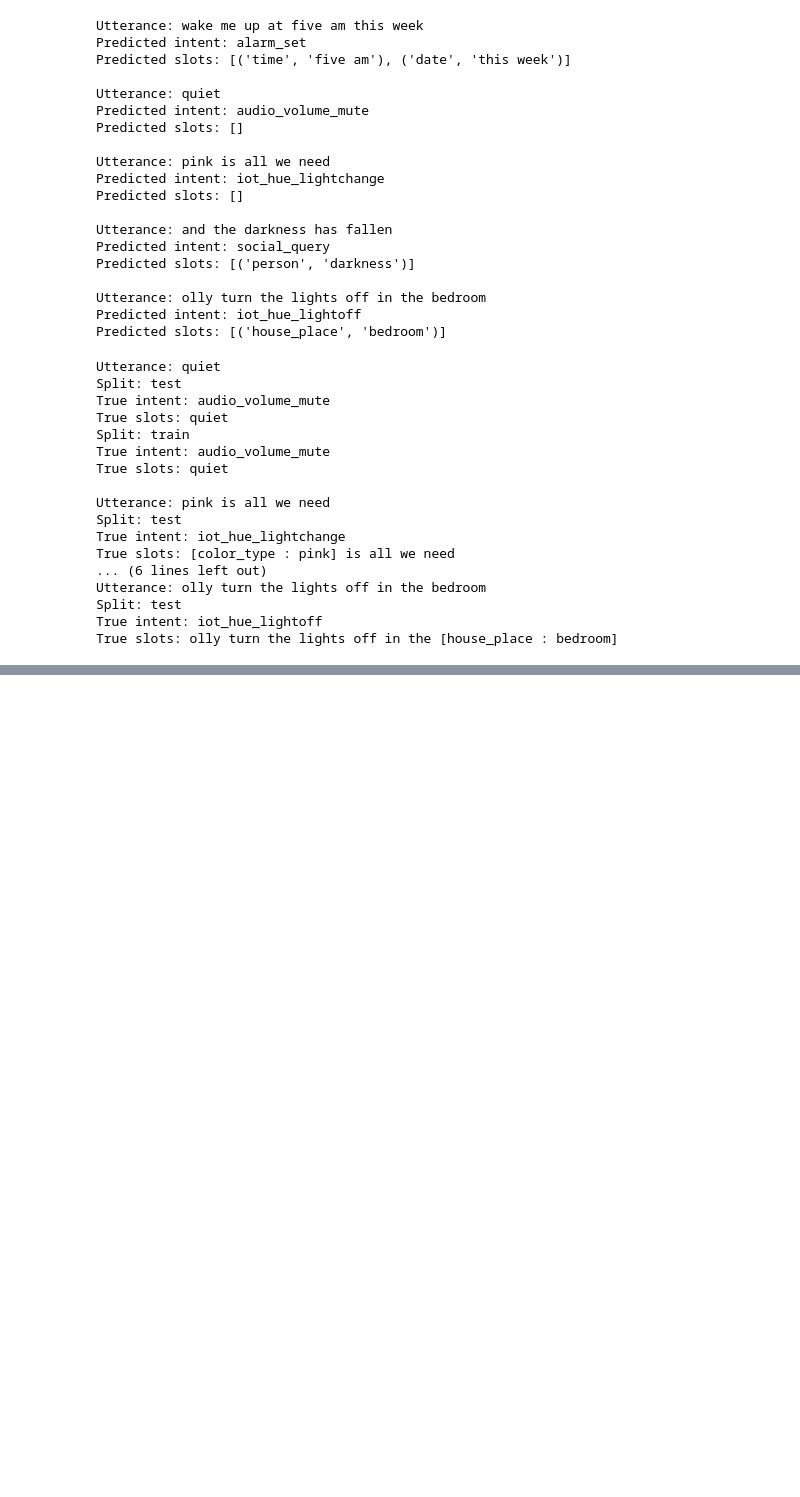
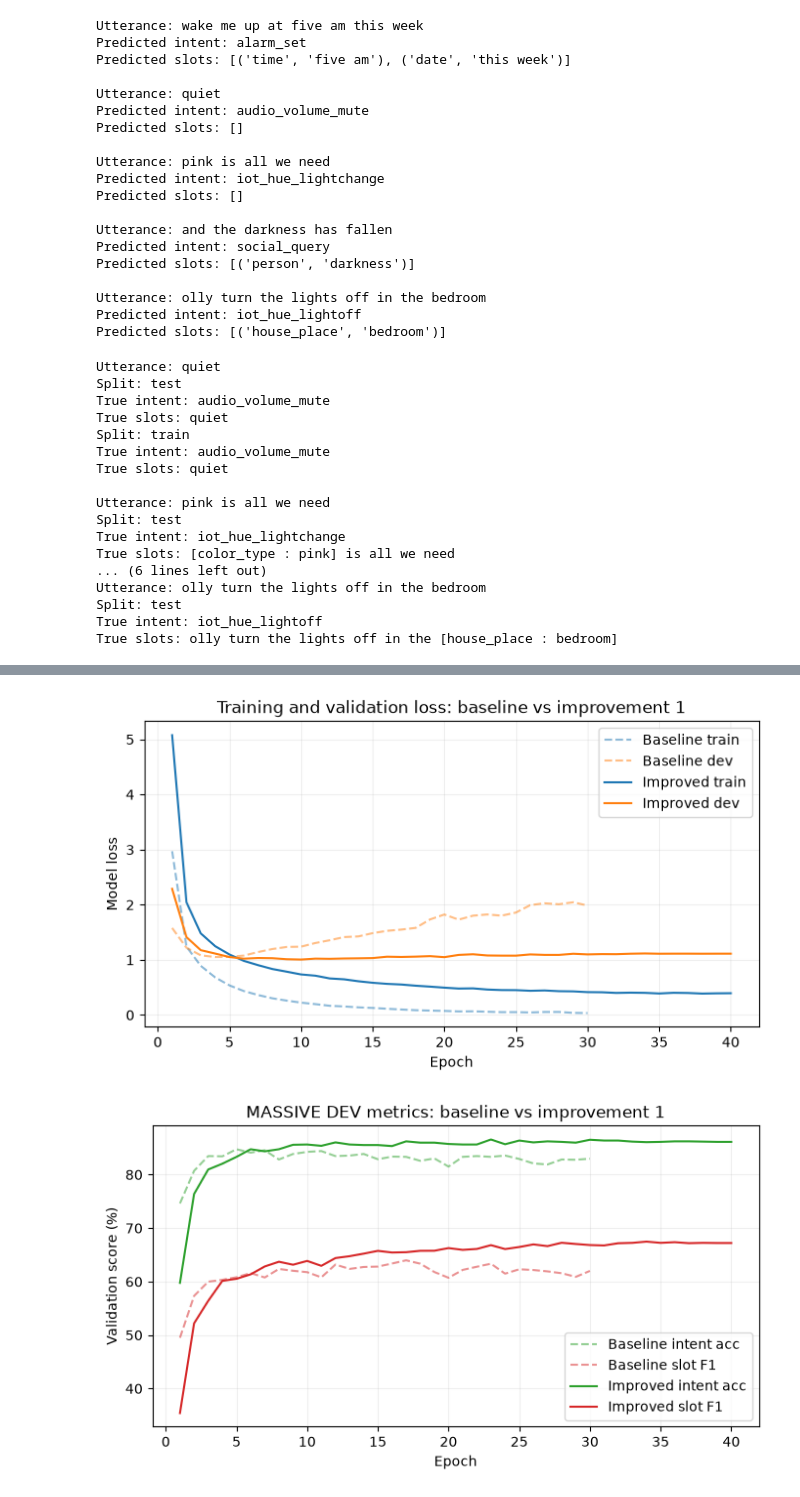
Before and after one commit to NicholasYeoYuRong/Encoder-Only-Architect, a Jupyter notebook: main.ipynb, the cells around one changed output, grey strips where cells are left out. Saved outputs shown, nothing was run; the diff lists cells and outputs as text; code cells hidden in the pictures; blank space fills up the shorter version.

```diff
--- a/main.ipynb
+++ b/main.ipynb
@@ -1203,0 +1586,33 @@ True slots: olly turn the lights off in the [house_place : bedroom]
+# %%
+has_baseline_history = "history" in globals() and len(history) > 0
+epochs_v2 = [x["epoch"] for x in history_v2]
+
+plt.figure(figsize=(8, 4))
+if has_baseline_history:
+    epochs_v1 = [x["epoch"] for x in history]
+    plt.plot(epochs_v1, [x["train_loss"] for x in history], "--", color="tab:blue", alpha=0.5, label="Baseline train")
+    plt.plot(epochs_v1, [x["val_loss"] for x in history], "--", color="tab:orange", alpha=0.5, label="Baseline dev")
+plt.plot(epochs_v2, [x["train_loss"] for x in history_v2], color="tab:blue", label="Improved train")
+plt.plot(epochs_v2, [x["val_loss"] for x in history_v2], color="tab:orange", label="Improved dev")
+plt.xlabel("Epoch")
+plt.ylabel("Model loss")
+plt.title("Training and validation loss: baseline vs improvement 1")
+plt.legend()
+plt.grid(alpha=0.2)
+plt.show()
+
+plt.figure(figsize=(8, 4))
+if has_baseline_history:
+    plt.plot(epochs_v1, [x["val_intent_accuracy"] for x in history], "--", color="tab:green", alpha=0.5, label="Baseline intent acc")
+    plt.plot(epochs_v1, [x["val_slot_micro_f1"] for x in history], "--", color="tab:red", alpha=0.5, label="Baseline slot F1")
+plt.plot(epochs_v2, [x["val_intent_accuracy"] for x in history_v2], color="tab:green", label="Improved intent acc")
+plt.plot(epochs_v2, [x["val_slot_micro_f1"] for x in history_v2], color="tab:red", label="Improved slot F1")
+plt.xlabel("Epoch")
+plt.ylabel("Validation score (%)")
+plt.title("MASSIVE DEV metrics: baseline vs improvement 1")
+plt.legend()
+plt.grid(alpha=0.2)
+plt.show()
+# %% [output]
+[figure, added]
+[figure, added]
```
Also changed, not shown: parts of 14 cells of this notebook, 2 other files.
